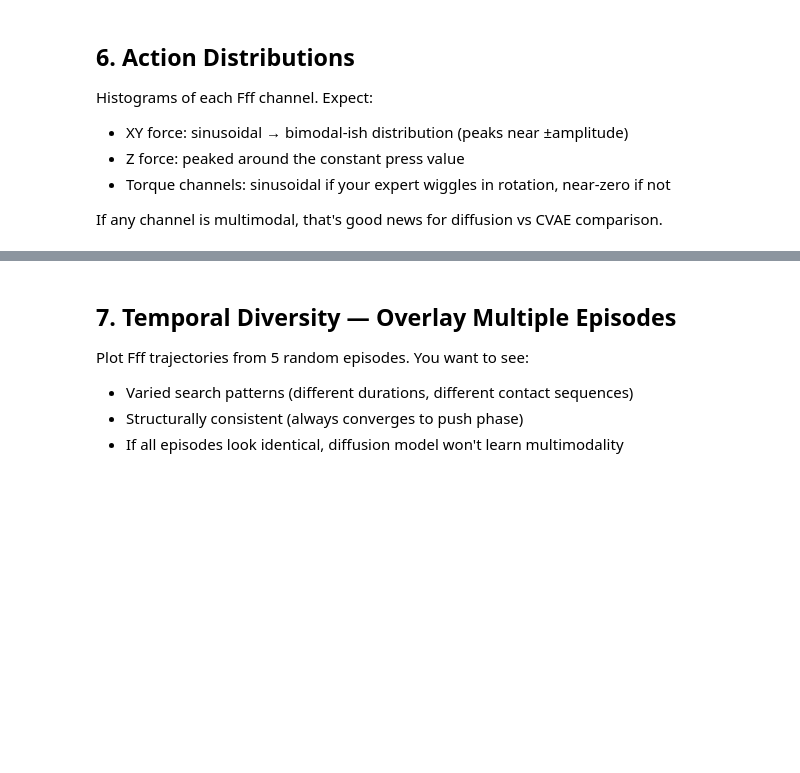
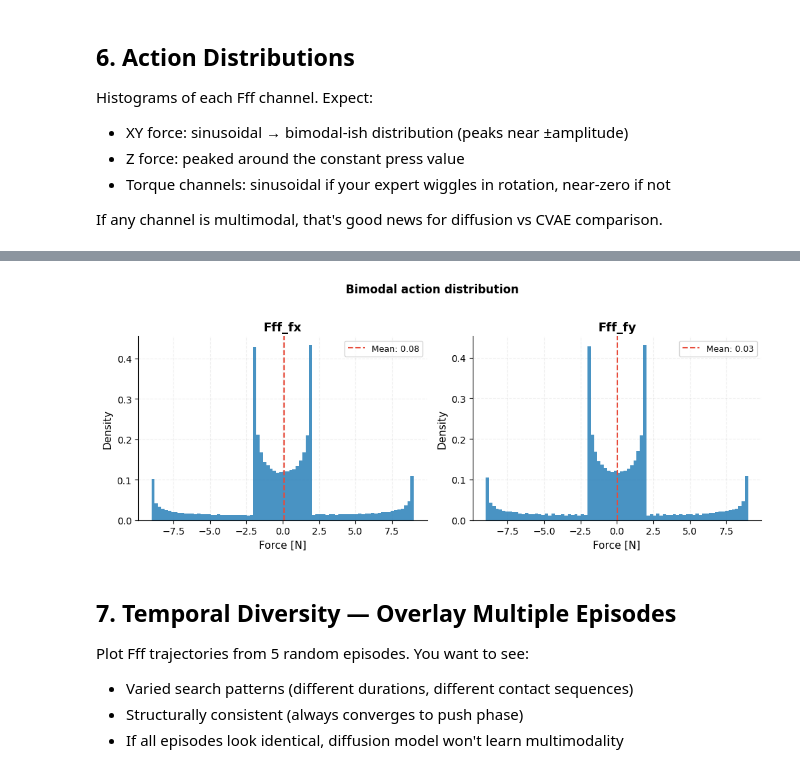
Before and after one commit to AlexanderWegenerRobotics/force-insertion-policy, a Jupyter notebook: notebooks/dataset_statistics.ipynb, the cells around one changed output, grey strips where cells are left out. Saved outputs shown, nothing was run; the diff lists cells and outputs as text; code cells hidden in the pictures; blank space fills up the shorter version.

```diff
--- a/notebooks/dataset_statistics.ipynb
+++ b/notebooks/dataset_statistics.ipynb
@@ -221,3 +221,28 @@ plt.tight_layout()
+# %%
+fig, axes = plt.subplots(1, 2, figsize=(10, 4))
+
+indices = [0, 1]  # Fff_fx and Fff_fz
+labels  = [act_labels[i] for i in indices]
+
+for ax, idx in zip(axes, indices):
+    data = act_flat[:, idx]
+    ax.hist(data, bins=80, alpha=0.85, density=True, color='#2980b9', edgecolor='none')
+    ax.axvline(data.mean(), color='#e74c3c', linestyle='--', linewidth=1.5, label=f'Mean: {data.mean():.2f}')
+    ax.set_title(act_labels[idx], fontsize=13, fontweight='bold')
+    ax.set_xlabel('Force [N]', fontsize=11)
+    ax.set_ylabel('Density', fontsize=11)
+    ax.legend(fontsize=9)
+    ax.spines['top'].set_visible(False)
+    ax.spines['right'].set_visible(False)
+    ax.grid(True, alpha=0.2, linestyle='--')
+
+fig.suptitle('Bimodal action distribution',
+             fontsize=12, fontweight='bold', y=1.02)
+plt.tight_layout()
+plt.savefig('action_distributions.png', dpi=180, bbox_inches='tight')
+plt.show()
+# %% [output]
+[figure, added]
 # %% [markdown]
 ## 7. Temporal Diversity — Overlay Multiple Episodes
 Plot Fff trajectories from 5 random episodes. You want to see:
```
Also changed, not shown: parts of 12 cells of this notebook, 7 other files.
